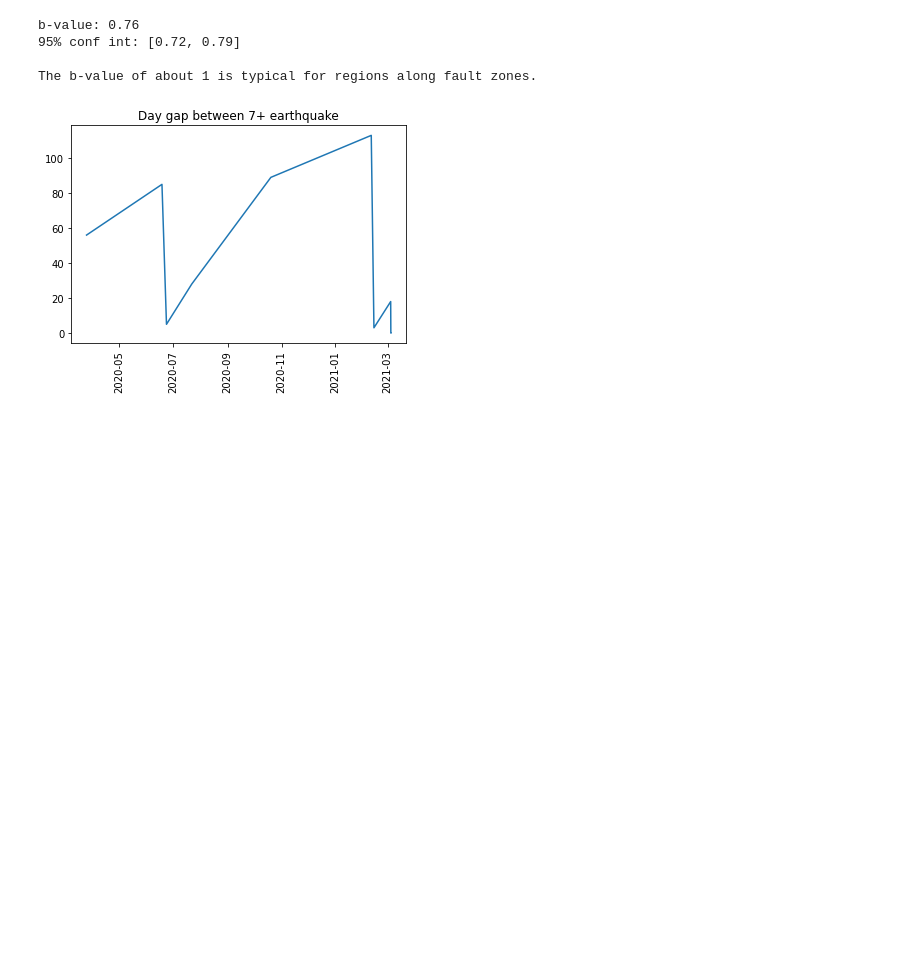
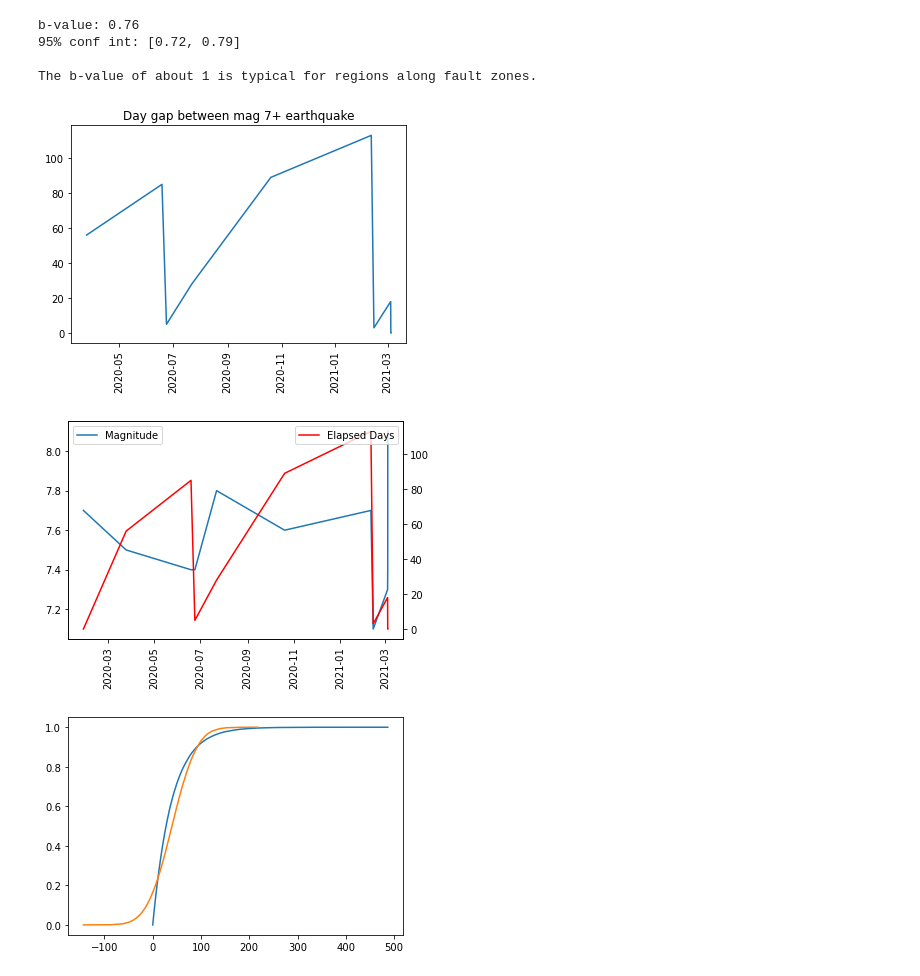
Before and after one commit to Andru-1987/python-deep-learning, a Jupyter notebook: Earthquakes 5 plus.ipynb, the cells around one changed output. Cells and saved outputs as stored; diff of their text form; code cells hidden in the pictures; blank space fills up the shorter version.

```diff
--- a/Earthquakes 5 plus.ipynb
+++ b/Earthquakes 5 plus.ipynb
@@ -128,22 +128,59 @@ The b-value of about 1 is typical for regions along fault zones.
 # %%
 events=df[df.mag >7]
 events=events.sort_index()
 
 index=0
 #dates ascending False
 events['previous']=events.index
 for key,item in events.iterrows():
     if index>0:
         events.loc[key,'previous']=events.index.values[index-1]
         events.loc[key,'time_delta']=events.index.values[index]-events.index.values[index-1]
         #print(events.index.values[index],events.index.values[index-1])
     index+=1
 
 #print(events)
 time_delta=events['time_delta'].apply(lambda x:x.days)
+
 plt.plot(time_delta)
-plt.title('Day gap between 7+ earthquake')
+plt.title('Day gap between mag 7+ earthquake')
 plt.xticks(rotation=90)
 plt.show()
+
+events['elapsed_days']=events['time_delta'].apply(lambda x: np.nan_to_num(x.days))
+
+X=events[['latitude','longitude','elapsed_days','depth']]
+y=np.nan_to_num(events['mag'])
+from sklearn.linear_model import LinearRegression
+lr = LinearRegression()
+#predict_days=np.linspace(min(events['elapsed_days']),max(events['elapsed_days'])).reshape(-1,1)
+#predict_depth=np.linspace(min(events['depth']),max(events['depth'])).reshape(-1,1)
+lr.fit(X,y)
+
+fig, ax= plt.subplots()
+ax.plot(events.index,np.nan_to_num(events['mag']))
+plt.xticks(rotation=90)
+plt.legend(['Magnitude'])
+twin_ax=ax.twinx()
+twin_ax.plot(events.index,events['elapsed_days'],color='red')
+plt.legend(['Elapsed Days'],loc=1)
+plt.show()
+
+
+mean_time_gap = np.mean(time_delta)
+std_time_gap=np.std(time_delta)
+
+# get alot of samples
+time_gap_exp = np.random.exponential(mean_time_gap, size=100000)
+
+time_gap_norm = np.random.normal(
+    mean_time_gap, std_time_gap, size=100000
+)
+
+_= plt.plot(*dcst.ecdf(time_gap_exp))
+_= plt.plot(*dcst.ecdf(time_gap_norm))
+plt.show()
 # %% [output]
-[figure, old version]
+[figure, new version]
+[figure, added]
+[figure, added]
```
Also changed, not shown: parts of 4 cells of this notebook, 2 other files.
